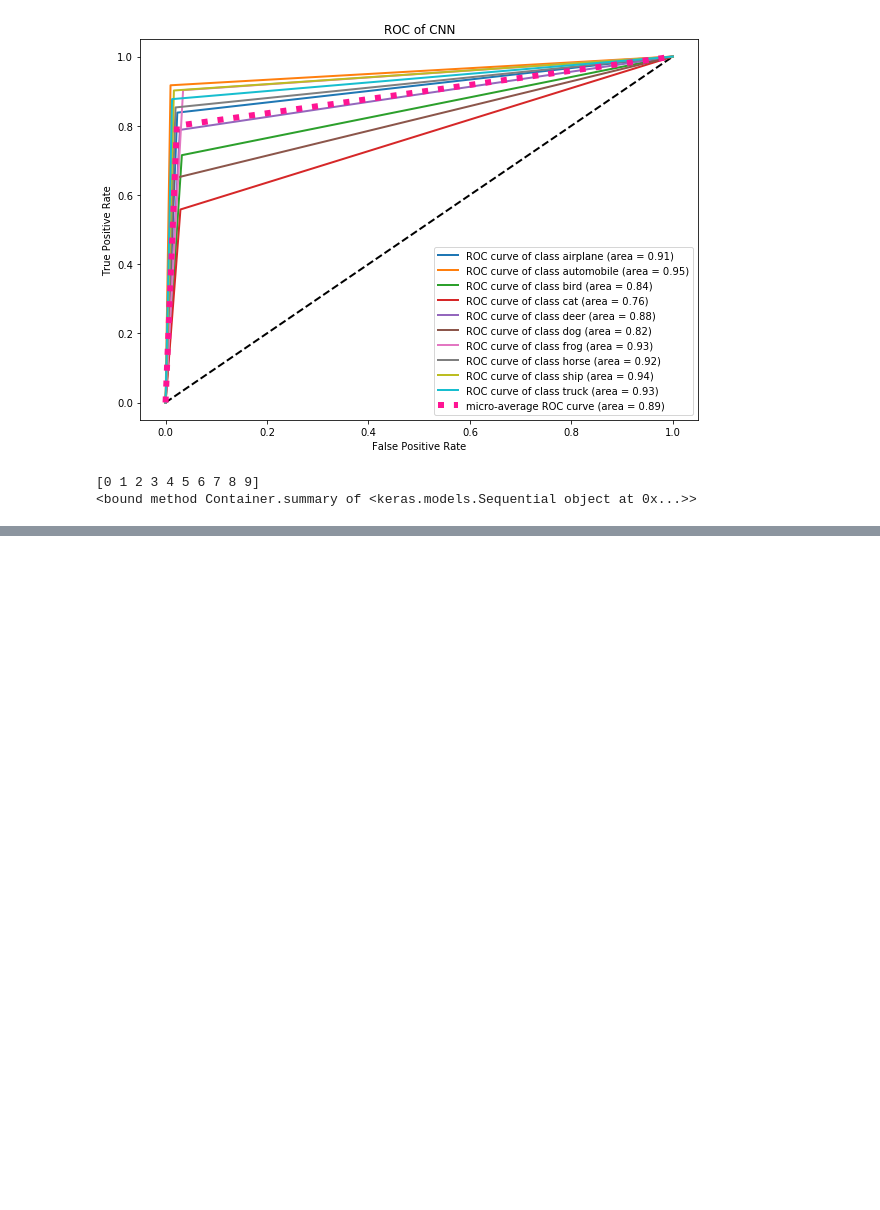
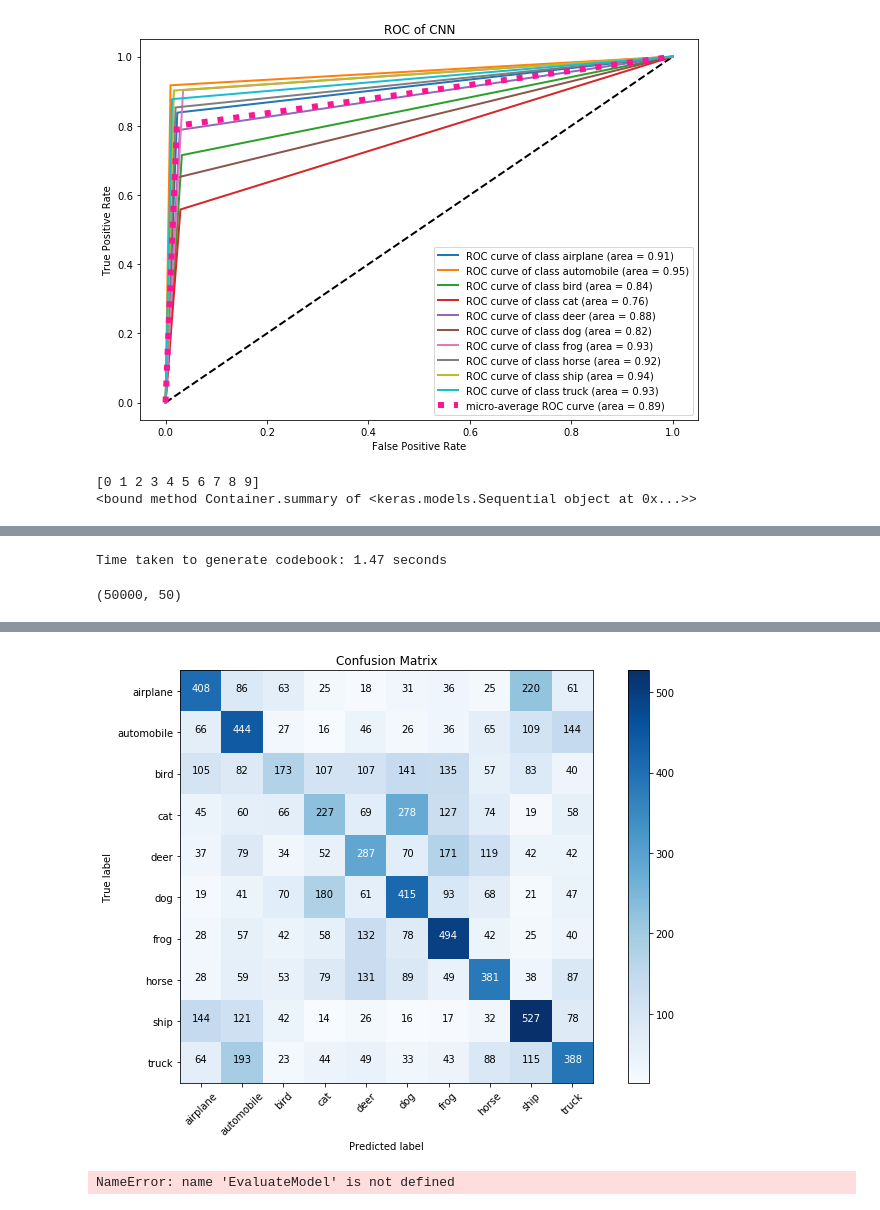
Before and after one commit to nagibshah/CIFAR-10-ImageClassifier, a Jupyter notebook: Cifar10-ImageClassifier.ipynb, the cells around one changed output, grey strips where cells are left out. Drawn from its saved outputs; the diff is of its cells as text; code cells hidden in the pictures; blank space fills up the shorter version.

Commit message:
BOVW model with SVM

```diff
--- a/Cifar10-ImageClassifier.ipynb
+++ b/Cifar10-ImageClassifier.ipynb
@@ -690,0 +824,42 @@ print(labels)
+# %%
+# create bag of visual words
+from sklearn.preprocessing import StandardScaler
+
+def GenerateCodebook(n_images, descriptor_list, kcluster):
+    mega_histogram = np.array([np.zeros(50) for i in range(n_images)])
+    old_count = 0
+    for i in range(n_images):
+        l = len(descriptor_list[i])
+        for j in range(l):
+            idx = kcluster[old_count+j]
+            mega_histogram[i][idx] += 1
+        old_count += l
+
+    scale = StandardScaler().fit(mega_histogram)
+    mega_histogram = scale.transform(mega_histogram)
+
+    return mega_histogram
+
+start = time.time()
+codebook = GenerateCodebook(grayImages.shape[0], descriptor_list, clusters)
+print("Time taken to generate codebook: %0.2f seconds"%(time.time() - start))
+# %% [output]
+Time taken to generate codebook: 1.47 seconds
+# %%
+print(codebook.shape)
+# %% [output]
+(50000, 50)
+# %%
+from sklearn.model_selection import GridSearchCV
+from sklearn.pipeline import Pipeline
+from sklearn.svm import SVC
+
+train_data, eval_data, train_labels, eval_labels = train_test_split(codebook, trainingLabels,
+                                                                    test_size=0.20, random_state=42)
+
+clf = SVC(C=1.0)
+start = time.time()
+clf.fit(train_data, train_labels)
+print("SVD training took %0.2f seconds"%(time.time() - start))
+preds = clf.predict(eval_data)
+# %% [output]
@@ -690,0 +867,6 @@ print(labels)
+[figure, added]
+# %%
+# evaluatate the model
+EvaluateModel(y_pred=preds, y_test=eval_labels)
+# %% [output]
+NameError: name 'EvaluateModel' is not defined
```
Also changed, not shown: parts of 15 cells of this notebook.
